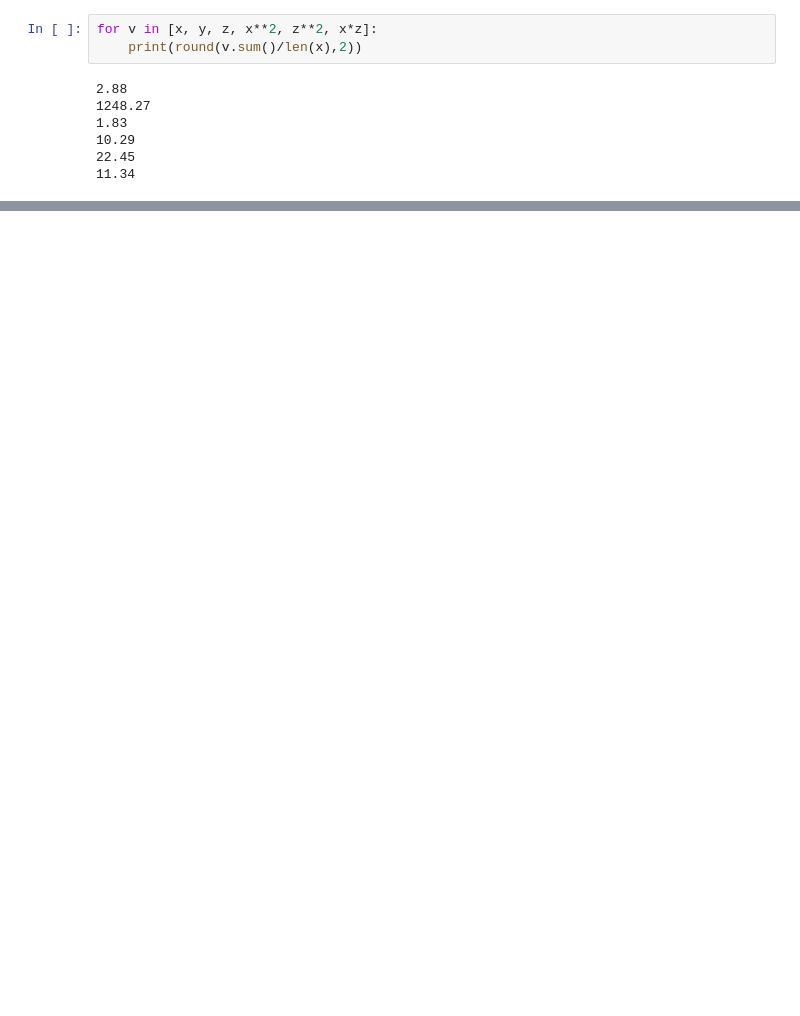
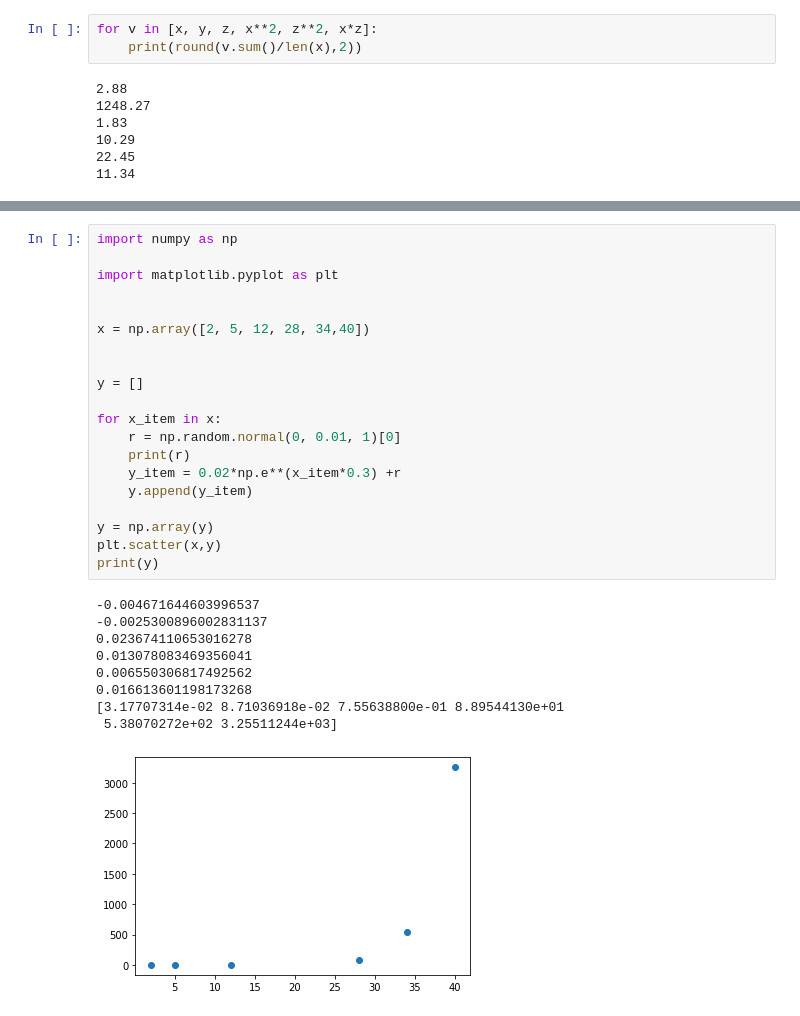
Before and after one commit to HugoJBello/clases-estadistica-1-empresariales, a Jupyter notebook: materiales/scripts/regression.ipynb, the cells around one changed output, grey strips where cells are left out. Cells and saved outputs as stored; diff of their text form; blank space fills up the shorter version.

```diff
--- a/materiales/scripts/regression.ipynb
+++ b/materiales/scripts/regression.ipynb
@@ -182 +210,31 @@ print(y)
 [figure]
+# %%
+import numpy as np
+
+import matplotlib.pyplot as plt
+
+
+x = np.array([2, 5, 12, 28, 34,40])
+
+
+y = []
+
+for x_item in x:
+    r = np.random.normal(0, 0.01, 1)[0]
+    print(r)
+    y_item = 0.02*np.e**(x_item*0.3) +r
+    y.append(y_item)
+
+y = np.array(y)
+plt.scatter(x,y)
+print(y)
+# %% [output]
+-0.004671644603996537
+-0.0025300896002831137
+0.023674110653016278
+0.013078083469356041
+0.006550306817492562
+0.016613601198173268
+[3.17707314e-02 8.71036918e-02 7.55638800e-01 8.89544130e+01
+ 5.38070272e+02 3.25511244e+03]
+[figure, added]
```
Also changed, not shown: parts of 12 cells of this notebook, 4 other files.
